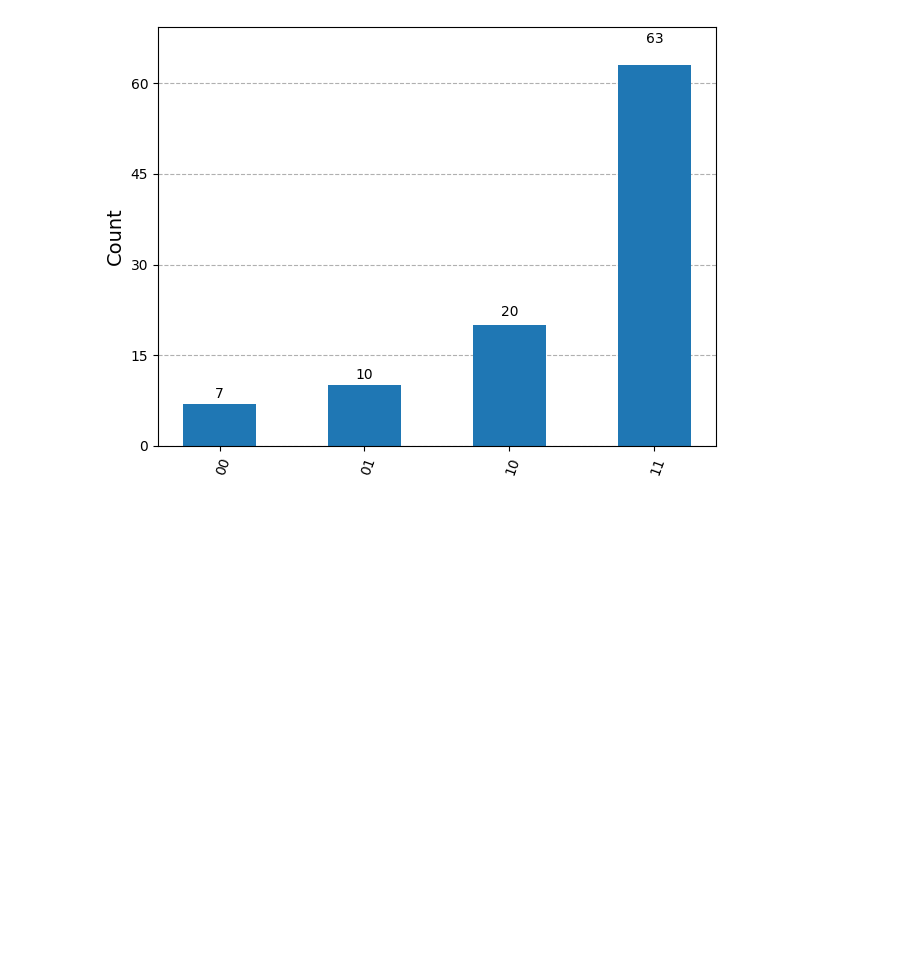
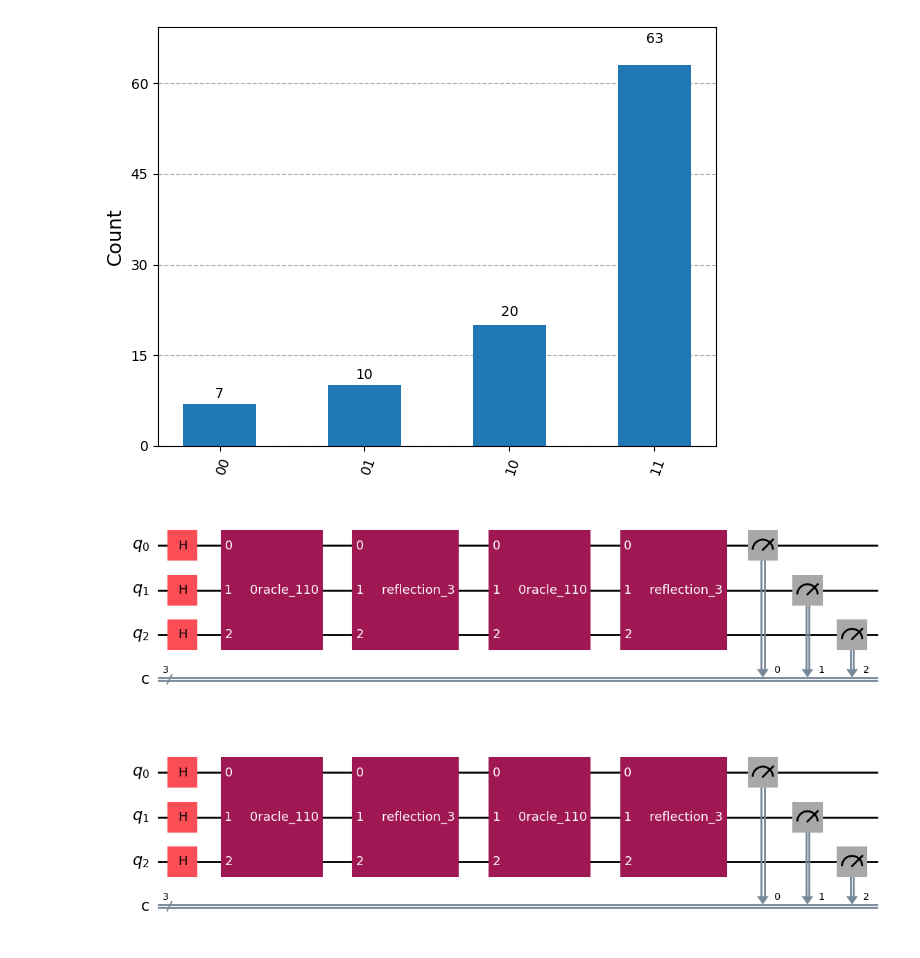
Before and after one commit to prabeshkunwar12/The-Complete-Quantum-Computing-Course-for-Beginners-, a Jupyter notebook: QX08-GroversAlgorithm-main/QX08-GroversAlgorithm-main/QX08-GroversAlgorithm.ipynb, the cells around one changed output. Drawn from its saved outputs; the diff is of its cells as text; code cells hidden in the pictures; blank space fills up the shorter version.

```diff
--- a/QX08-GroversAlgorithm-main/QX08-GroversAlgorithm-main/QX08-GroversAlgorithm.ipynb
+++ b/QX08-GroversAlgorithm-main/QX08-GroversAlgorithm-main/QX08-GroversAlgorithm.ipynb
@@ -90,0 +114,43 @@ plot_histogram(counts)
+# %%
+def buildReflectionCircuit(n:int) -> QuantumCircuit:
+    reflectionCircuit = QuantumCircuit(n,name=f"    reflection_{n}")
+
+    # Apply Hadamard and X gates to all qubits
+    reflectionCircuit.h(range(n))
+    reflectionCircuit.x(range(n))
+
+    # Apply multi-controlled Z gate
+    target = n-1
+    controls = list(range(n-1))
+    reflectionCircuit.h(target)
+    reflectionCircuit.mcx(controls,target)
+    reflectionCircuit.h(target)
+
+    # Apply X and Hadamard gates again to revert the earlier transformation
+    reflectionCircuit.x(range(n))
+    reflectionCircuit.h(range(n))
+
+    return reflectionCircuit.to_gate()
+# %%
+# our list [5,4,6,9,1,2,3,7,8,0]
+# target 8 is in index 6
+# which is 110 in binary
+
+target = '110'
+n = len(target)
+mainCircuit = QuantumCircuit(n,n)
+mainCircuit.h(range(n))
+oracleGate = buildOracleCircuit(target)
+reflectionGate = buildReflectionCircuit(n)
+
+# Calculate number of iterations which is approximately pi/4 * sqrt(2^n/M), n=number of qubits, M=number of solutions(1 here)
+iterations = math.pi / 4 * (2**(n/2))
+for _ in range(round(iterations)):
+    mainCircuit.append(oracleGate, range(n))
+    mainCircuit.append(reflectionGate, range(n))
+
+mainCircuit.measure(range(n), range(n))
+mainCircuit.draw(output='mpl')
+# %% [output]
+[figure, added]
+[figure, added]
```
Also changed, not shown: parts of 5 cells of this notebook.
